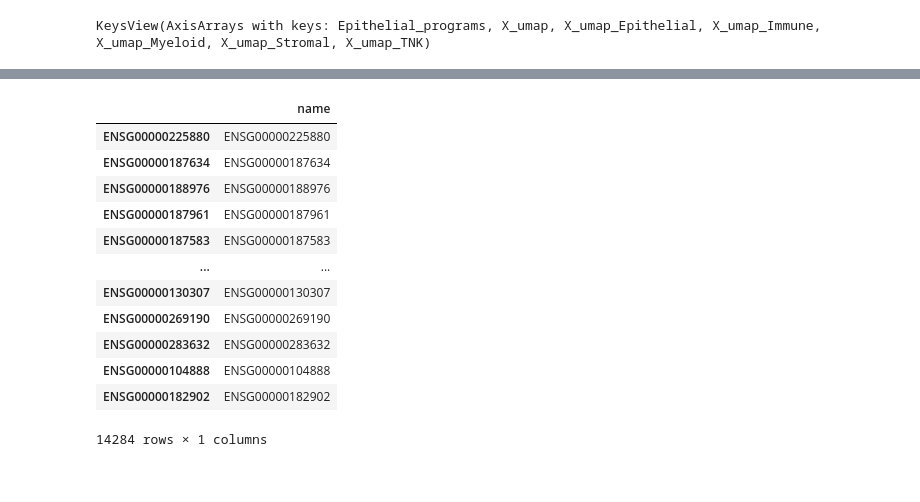
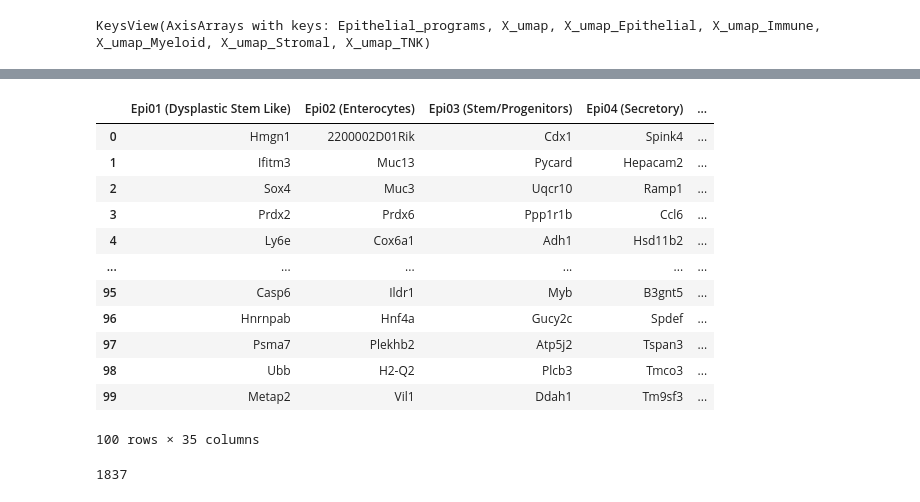
Before and after one commit to ThorstenCodes/spatial-transcriptomics-demo, a Jupyter notebook: dataset2_python/scripts/Deconvolution.ipynb, the cells around one changed output, grey strips where cells are left out. Drawn from its saved outputs; the diff is of its cells as text; code cells hidden in the pictures.

```diff
--- a/dataset2_python/scripts/Deconvolution.ipynb
+++ b/dataset2_python/scripts/Deconvolution.ipynb
@@ -83,16 +90,25 @@ adata_sc.obs
-# %%
-adata_sc.var
-# %% [output]
-|  | name |
-| ENSG00000225880 | ENSG00000225880 |
-| ENSG00000187634 | ENSG00000187634 |
-| ENSG00000188976 | ENSG00000188976 |
-| ENSG00000187961 | ENSG00000187961 |
-| ENSG00000187583 | ENSG00000187583 |
-| ... | ... |
-| ENSG00000130307 | ENSG00000130307 |
-| ENSG00000269190 | ENSG00000269190 |
-| ENSG00000283632 | ENSG00000283632 |
-| ENSG00000104888 | ENSG00000104888 |
-| ENSG00000182902 | ENSG00000182902 |
-14284 rows × 1 columns
+# %%
+#Convert the ranked gene groups in adata_sc.uns into a dataframe and select top 100 of each cluster
+markers_df = pd.DataFrame(adata_sc.uns["rank_genes_groups"]["names"]).iloc[0:100, :]
+markers_df
+# %% [output]
+|  | Epi01 (Dysplastic Stem Like) | Epi02 (Enterocytes) | Epi03 (Stem/Progenitors) | Epi04 (Secretory) | ... |
+| 0 | Hmgn1 | 2200002D01Rik | Cdx1 | Spink4 | ... |
+| 1 | Ifitm3 | Muc13 | Pycard | Hepacam2 | ... |
+| 2 | Sox4 | Muc3 | Uqcr10 | Ramp1 | ... |
+| 3 | Prdx2 | Prdx6 | Ppp1r1b | Ccl6 | ... |
+| 4 | Ly6e | Cox6a1 | Adh1 | Hsd11b2 | ... |
+| ... | ... | ... | ... | ... | ... |
+| 95 | Casp6 | Ildr1 | Myb | B3gnt5 | ... |
+| 96 | Hnrnpab | Hnf4a | Gucy2c | Spdef | ... |
+| 97 | Psma7 | Plekhb2 | Atp5j2 | Tspan3 | ... |
+| 98 | Ubb | H2-Q2 | Plcb3 | Tmco3 | ... |
+| 99 | Metap2 | Vil1 | Ddah1 | Tm9sf3 | ... |
+100 rows × 35 columns
+# %%
+# Pivot list into long format (.(melt), generates a dataframe with column variable and value, thats why value.values)
+# and remove duplicate names with (np.unique(values)), convert it into a list
+markers = list(np.unique(markers_df.melt().value.values))
+(len(markers)
+# %% [output]
+1837
```
Also changed, not shown: parts of 16 cells of this notebook.
